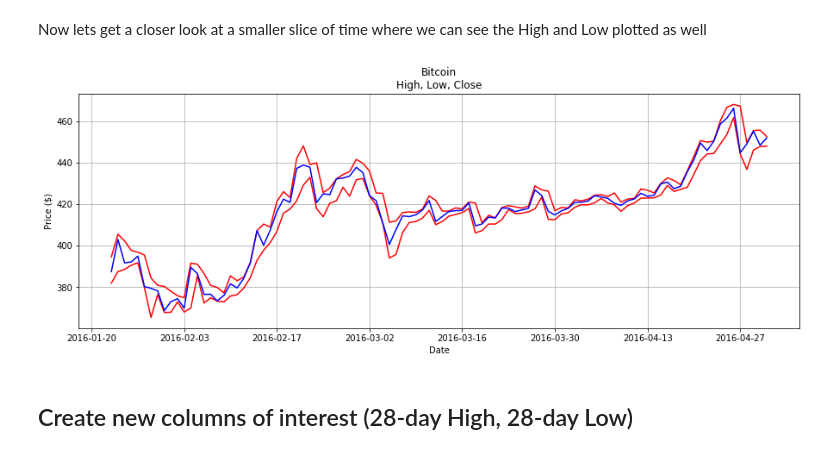
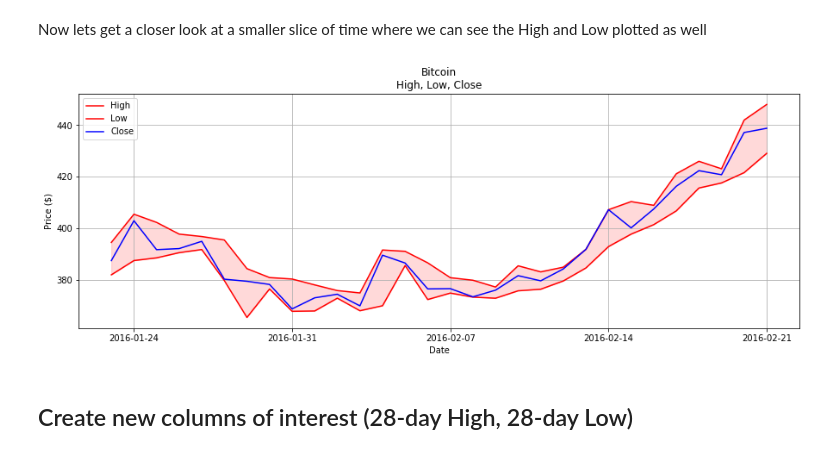
Before and after one commit to franko003/Turtle_Trading_Exploration, a Jupyter notebook: Bitcoin_Turtle_Trading_Strat_Exploration.ipynb, the cells around one changed output. Cells and saved outputs as stored; diff of their text form; code cells hidden in the pictures.

Commit message:
Improved visualizations in notebook

```diff
--- a/Bitcoin_Turtle_Trading_Strat_Exploration.ipynb
+++ b/Bitcoin_Turtle_Trading_Strat_Exploration.ipynb
@@ -124,19 +126,22 @@ Now lets get a closer look at a smaller slice of time where we can see the High
 # %%
 # Pick a smaller window of time and plot High, Low, and Close
 plt.figure(figsize=(15,5))
 
-plt.plot(df_btc.index[1000:1100], df_btc.High[1000:1100], color='r')
-plt.plot(df_btc.index[1000:1100], df_btc.Low[1000:1100], color='r')
-plt.plot(df_btc.index[1000:1100], df_btc.Close[1000:1100], color='b')
+plt.plot(df_btc.index[1000:1030], df_btc.High[1000:1030], color='r', label='High')
+plt.plot(df_btc.index[1000:1030], df_btc.Low[1000:1030], color='r', label='Low')
+plt.plot(df_btc.index[1000:1030], df_btc.Close[1000:1030], color='b', label='Close')
 
+# Set title, label, legend, and add fill for range
 plt.title('Bitcoin\nHigh, Low, Close')
 plt.xlabel('Date')
 plt.ylabel('Price ($)')
+plt.fill_between(df_btc.index[1000:1030], df_btc.High[1000:1030], df_btc.Low[1000:1030], color='r', alpha=0.15)
+plt.legend(loc='best')
 
 plt.grid()
 plt.show()
 # %% [output]
-[figure, old version]
+[figure, new version]
 # %% [markdown]
 ## Create new columns of interest (28-day High, 28-day Low)
 # %% [markdown]
```
Also changed, not shown: parts of 5 cells of this notebook.
